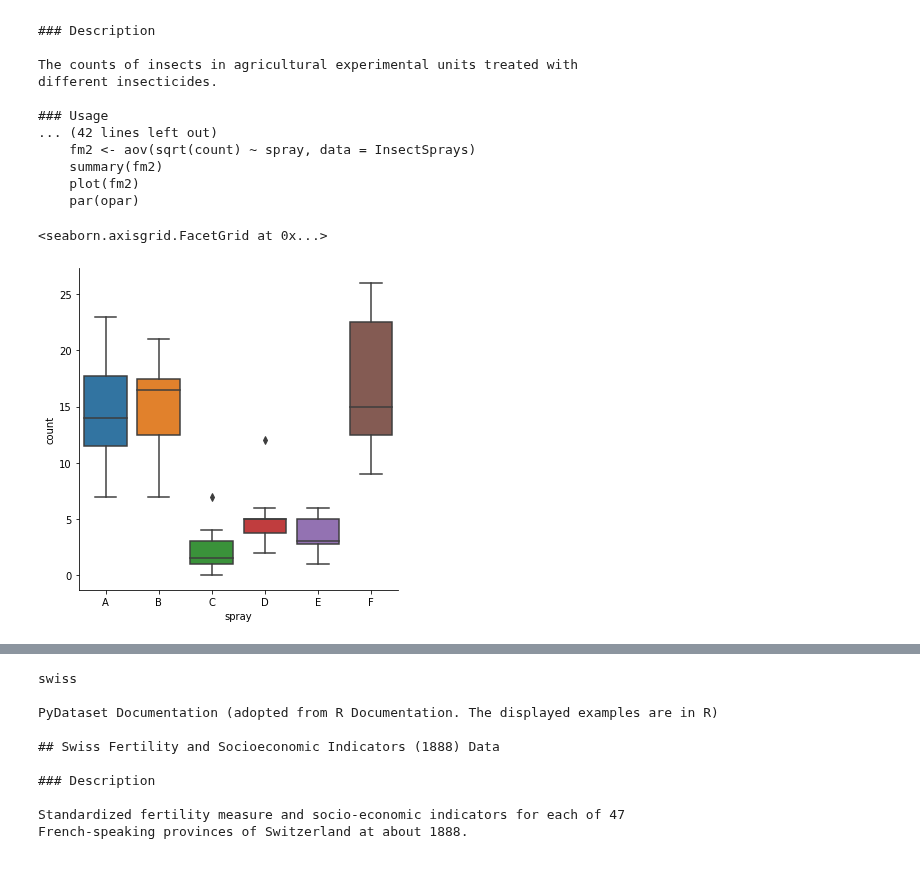
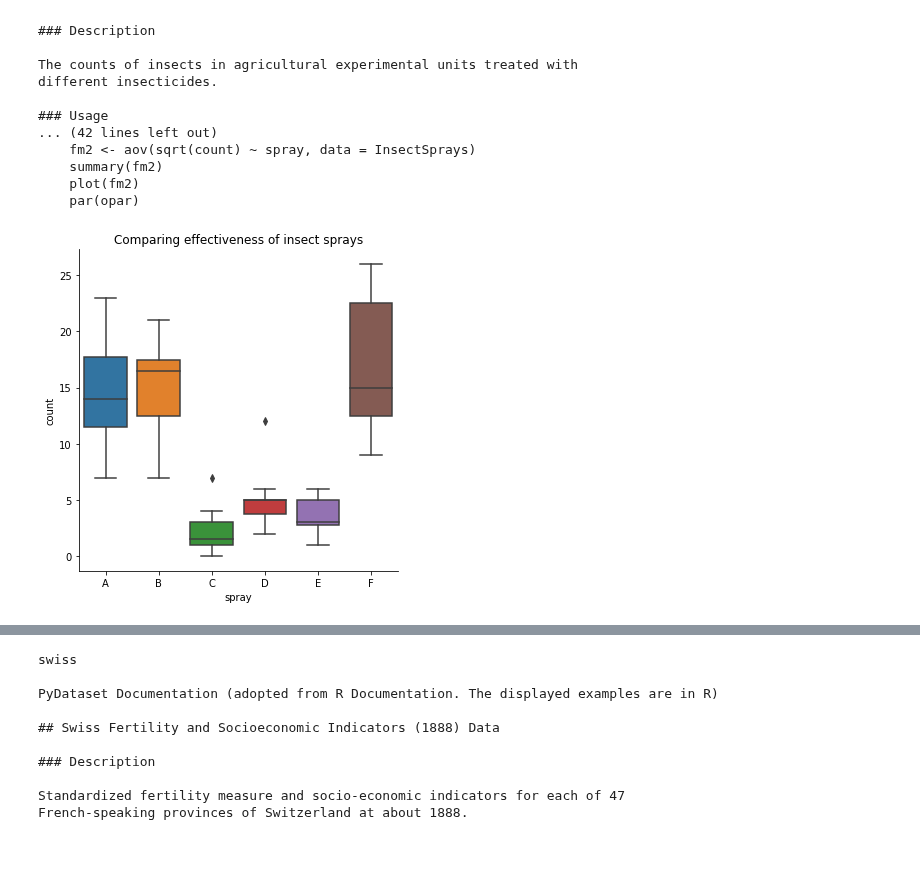
Before and after one commit to katherinesalazar/numpy-pandas-visualization-exercises, a Jupyter notebook: seaborn_exercises.ipynb, the cells around one changed output, grey strips where cells are left out. Saved outputs shown, nothing was run; the diff lists cells and outputs as text; code cells hidden in the pictures.

```diff
--- a/seaborn_exercises.ipynb
+++ b/seaborn_exercises.ipynb
@@ -305,10 +300,11 @@ different insecticides.
 # %%
 # Create a boxplot that shows the effectiveness of the different
 # insect sprays.
 sns.catplot(data = sprays, y = 'count', x= 'spray', kind = 'box')
+plt.title('Comparing effectiveness of insect sprays')
+plt.show()
 # %% [output]
-<seaborn.axisgrid.FacetGrid at 0x...>
-[figure, old version]
+[figure, new version]
 # %%
 # 3.
 # Load the swiss dataset and read it's documentation.
```
Also changed, not shown: parts of 40 cells of this notebook.
